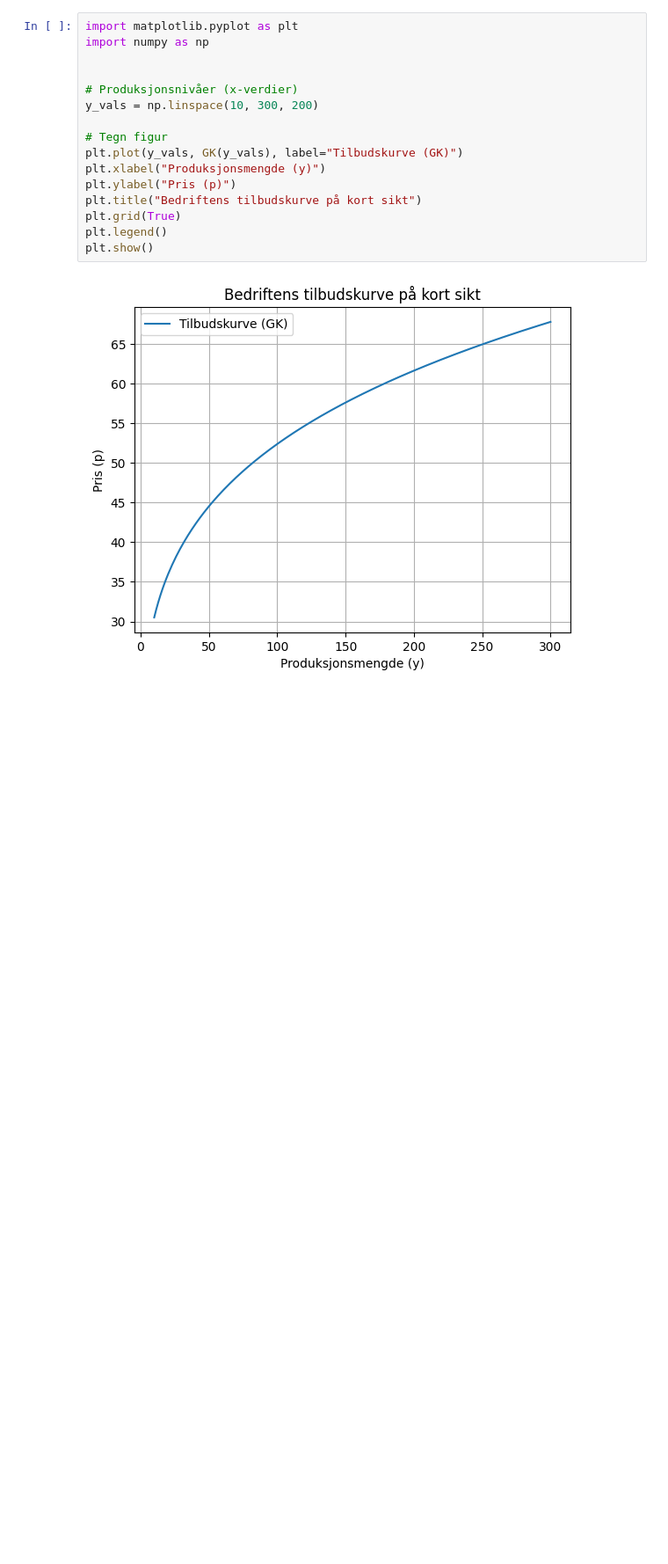
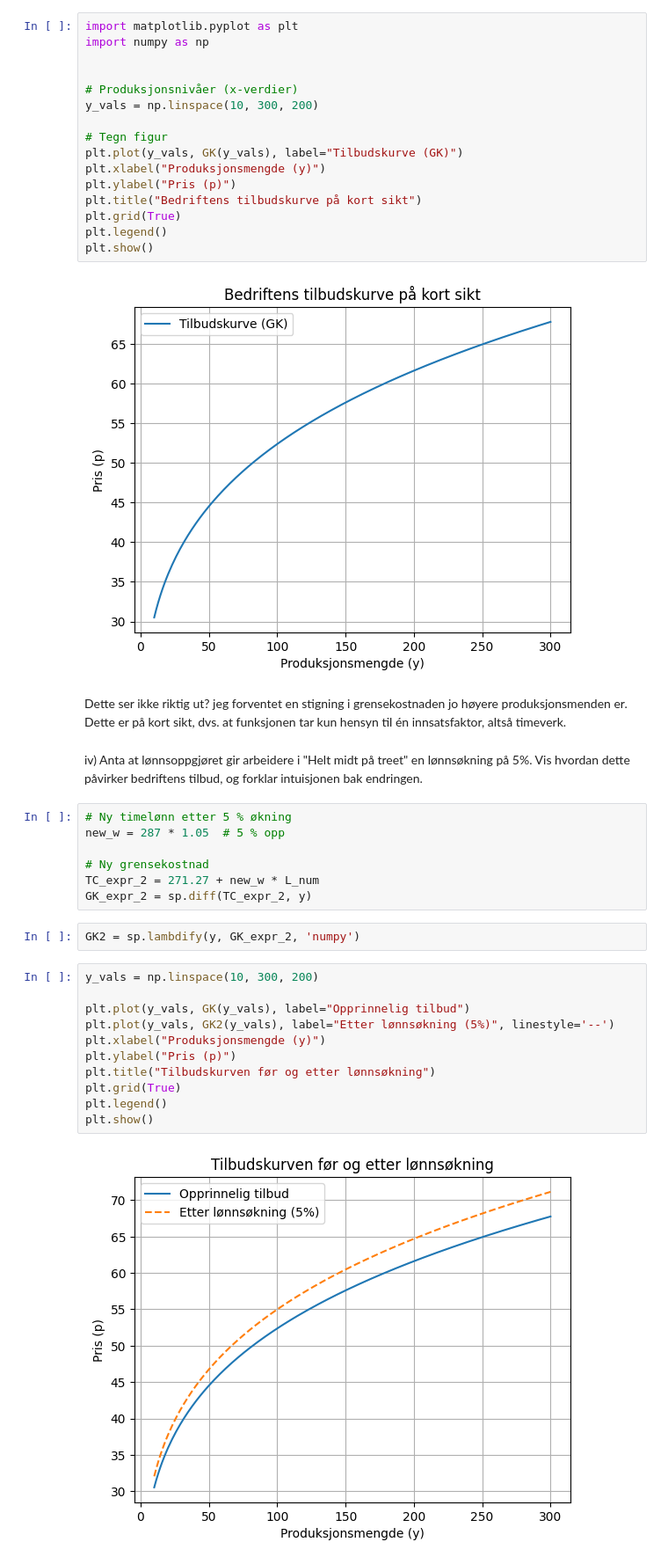
Before and after one commit to bb-ee/arbeidskrav-7, a Jupyter notebook: arbeidskrav_7_v25.ipynb, the cells around one changed output. Shown at 88% size. Drawn from its saved outputs; the diff is of its cells as text; blank space fills up the shorter version.

```diff
--- a/arbeidskrav_7_v25.ipynb
+++ b/arbeidskrav_7_v25.ipynb
@@ -116,3 +124,29 @@ plt.legend()
 plt.show()
 # %% [output]
 [figure]
+# %% [markdown]
+Dette ser ikke riktig ut? jeg forventet en stigning i grensekostnaden jo høyere produksjonsmenden er. Dette er på kort sikt, dvs. at funksjonen tar kun hensyn til én innsatsfaktor, altså timeverk.
+# %% [markdown]
+iv) Anta at lønnsoppgjøret gir arbeidere i "Helt midt på treet" en lønnsøkning på 5%. Vis hvordan dette påvirker bedriftens tilbud, og forklar intuisjonen bak endringen.
+# %%
+# Ny timelønn etter 5 % økning
+new_w = 287 * 1.05  # 5 % opp
+
+# Ny grensekostnad
+TC_expr_2 = 271.27 + new_w * L_num
+GK_expr_2 = sp.diff(TC_expr_2, y)
+# %%
+GK2 = sp.lambdify(y, GK_expr_2, 'numpy')
+# %%
+y_vals = np.linspace(10, 300, 200)
+
+plt.plot(y_vals, GK(y_vals), label="Opprinnelig tilbud")
+plt.plot(y_vals, GK2(y_vals), label="Etter lønnsøkning (5%)", linestyle='--')
+plt.xlabel("Produksjonsmengde (y)")
+plt.ylabel("Pris (p)")
+plt.title("Tilbudskurven før og etter lønnsøkning")
+plt.grid(True)
+plt.legend()
+plt.show()
+# %% [output]
+[figure, added]
```
Also changed, not shown: parts of 4 cells of this notebook.
